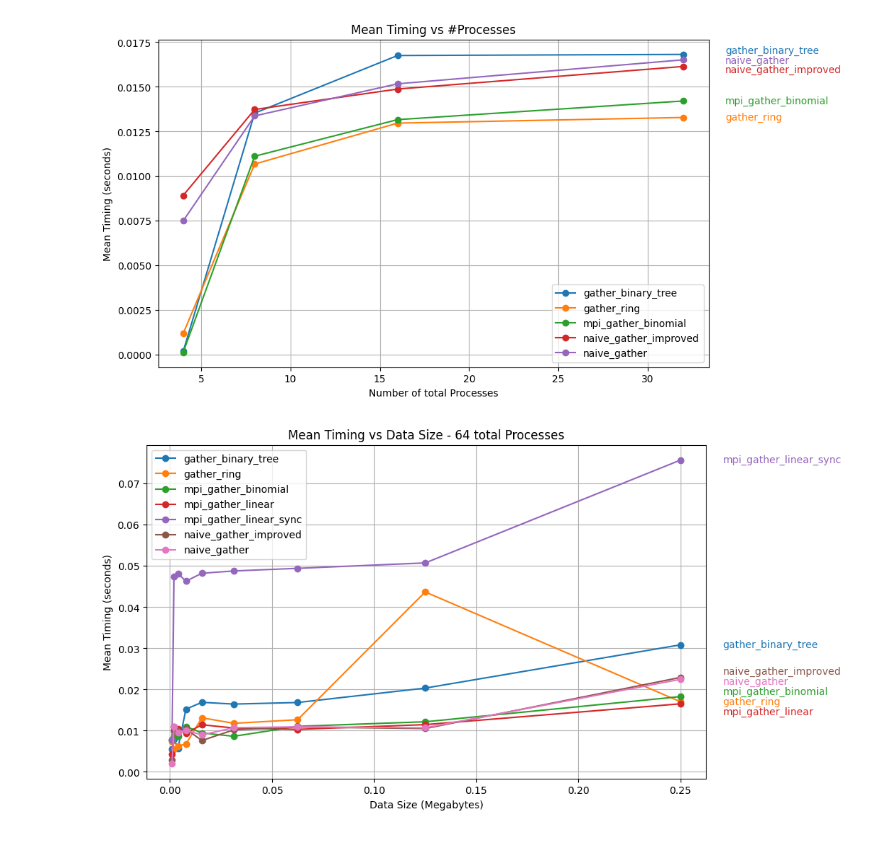
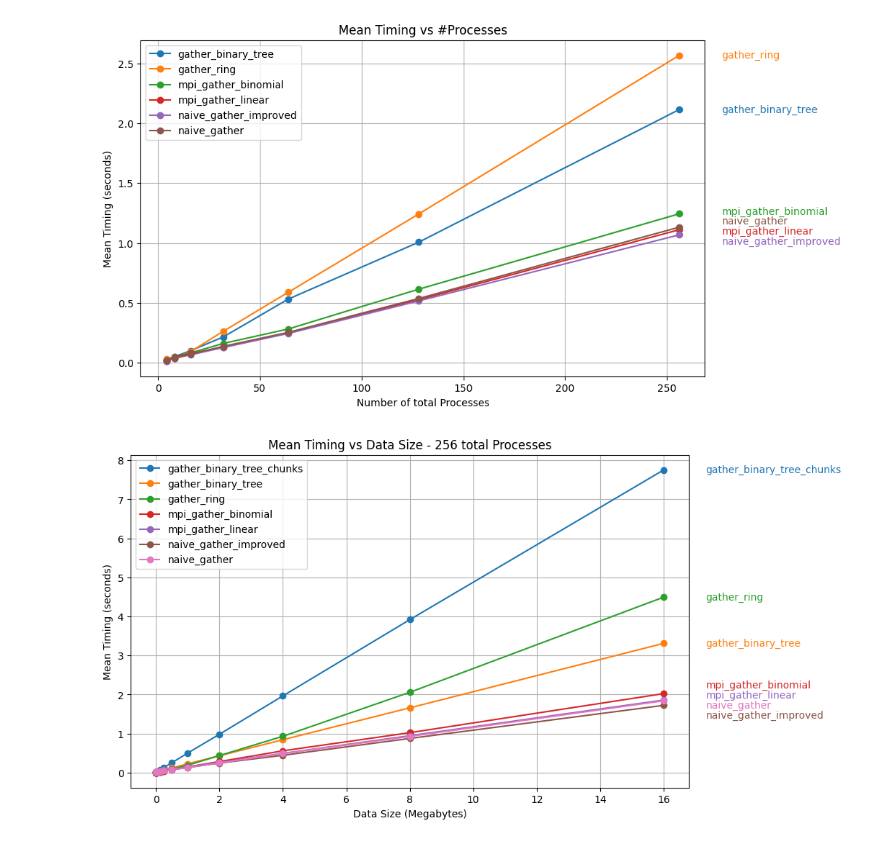
Before and after one commit to JunkyByte/final_hpc_and_cloud, a Jupyter notebook: HPC/exercise2/data_analysis.ipynb, the cells around one changed output. Drawn from its saved outputs; the diff is of its cells as text; code cells hidden in the pictures.

```diff
--- a/HPC/exercise2/data_analysis.ipynb
+++ b/HPC/exercise2/data_analysis.ipynb
@@ -7,7 +7,7 @@ import os
 # Define the folder containing the CSV files
 folder_path = './results/'
 
-size = 25000
+size = 2500000
 
 # Get a list of all files in the folder that contain '_weakscaling_{size}' in their name
 files = sorted(file for file in os.listdir(folder_path) if f'_weakscaling_{size}.' in file)
@@ -25,39 +25,39 @@ for file in files:
 
     # Read the CSV file
     file_path = os.path.join(folder_path, file)
     results = pd.read_csv(file_path, header=None)
     results.columns = ['Rep', 'NP', 'Size', 'Time']
 
-    results = results[results['NP'] < 64]
+    # results = results[results['NP'] < 256]
 
     # Calculate mean timing for each NP group
     mean_results = results.groupby('NP')['Time'].mean().reset_index()
 
     # Store the results in the dictionary
     all_results[plot_name] = mean_results
 
 # Plotting
 plt.figure(figsize=(10, 6))
 
 # Loop through the dictionary to plot each set of results and add legend
 import matplotx
 
 for plot_name, mean_results in all_results.items():
     plt.plot(mean_results['NP'], mean_results['Time'], marker='o', linestyle='-', label=plot_name)
 matplotx.line_labels()  # line labels to the right
 
 plt.title('Mean Timing vs #Processes')
 plt.xlabel('Number of total Processes')
 plt.ylabel('Mean Timing (seconds)')
 plt.grid(True)
 plt.legend()
 plt.show()
 # %% [output]
-[figure, old version]
+[figure, new version]
 # %%
 # Define the folder containing the CSV files
 folder_path = './results/'
-num_proc = 64
+num_proc = 256
 
 # Get a list of all files in the folder that contain '_strongscaling_' in their name
 files_strong = sorted(file for file in os.listdir(folder_path) if f'_strongscaling_{num_proc}.' in file)
@@ -67,6 +67,9 @@ all_results_strong = {}
 
 # Loop through each file, read the data, calculate mean timings, and store them in the dictionary
 for file_strong in files_strong:
+    if 'linear_sync' in file_strong:
+        continue
+
     # Extract the plot name from the file name
     plot_name_strong = file_strong.split('_results')[0]
 
@@ -75,7 +78,7 @@ for file_strong in files_strong:
     results_strong = pd.read_csv(file_path_strong, header=None)
     results_strong.columns = ['Rep', 'NP', 'Size', 'Time']
 
-    results_strong = results_strong[results_strong['Size'] < 100000]
+    # results_strong = results_strong[results_strong['Size'] < 10000 * 4]
 
     # Calculate mean timing for each Size group
     mean_results_strong = results_strong.groupby('Size')['Time'].mean().reset_index()
@@ -100,4 +103,4 @@ plt.grid(True)
 plt.legend()
 plt.show()
 # %% [output]
-[figure, old version]
+[figure, new version]
```
Also changed, not shown: 13 other files.
